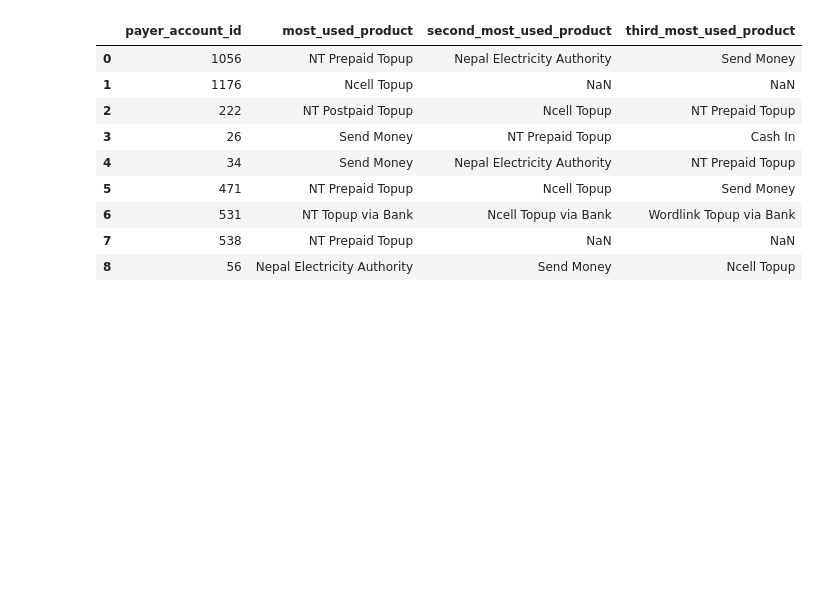
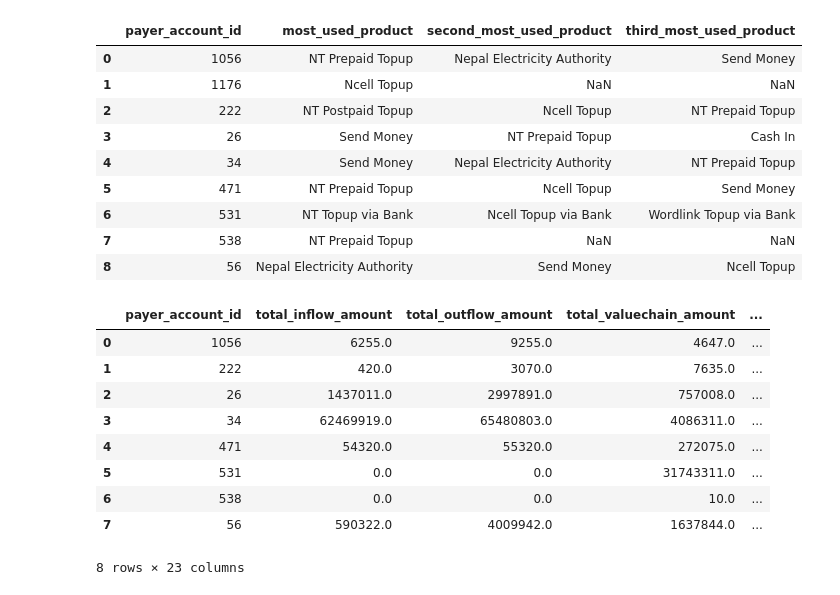
Before and after one commit to Ngawang-Gurung/eXtensoData, a Jupyter notebook: Python Tasks/create_customer_profile.ipynb, the cells around one changed output. Drawn from its saved outputs; the diff is of its cells as text; code cells hidden in the pictures; blank space fills up the shorter version.

```diff
--- a/Python Tasks/create_customer_profile.ipynb
+++ b/Python Tasks/create_customer_profile.ipynb
@@ -363,9 +363,9 @@ reward_agg
 ### Lastest Transaction Date and Used Product
 # %%
 idx_max_date = df.groupby('payer_account_id')['dates'].idxmax()
-result_df = df.loc[idx_max_date, ['payer_account_id', 'product_name', 'dates']]
-result_df.rename(columns = {'product_name': 'latest_used_product', 'dates': 'latest_tran_date'}, inplace=True)
-result_df
+latest_df = df.loc[idx_max_date, ['payer_account_id', 'product_name', 'dates']]
+latest_df.rename(columns = {'product_name': 'latest_used_product', 'dates': 'latest_tran_date'}, inplace=True)
+latest_df
 # %% [output]
 |  | payer_account_id | latest_used_product | latest_tran_date |
 | 145181 | 1056 | NT Prepaid Topup | 2023-05-21 19:34:59 |
@@ -497,12 +497,12 @@ most_used_product
 | 7 | 194 | 538 | NT Prepaid Topup | 1 |
 | 8 | 210 | 56 | Nepal Electricity Authority | 1233 |
 # %%
-result = pd.merge(most_used_product, second_most_used_product, on='payer_account_id', suffixes=('_most', '_second'), how='left')
-result = pd.merge(result, third_most_used_product, on='payer_account_id', how='left')
+nth_result = pd.merge(most_used_product, second_most_used_product, on='payer_account_id', suffixes=('_most', '_second'), how='left')
+nth_result = pd.merge(nth_result, third_most_used_product, on='payer_account_id', how='left')
 # %%
-result = result[['payer_account_id', 'product_name_most', 'product_name_second', 'product_name']]
-result.columns = ['payer_account_id', 'most_used_product', 'second_most_used_product', 'third_most_used_product']
-result
+nth_result = nth_result[['payer_account_id', 'product_name_most', 'product_name_second', 'product_name']]
+nth_result.columns = ['payer_account_id', 'most_used_product', 'second_most_used_product', 'third_most_used_product']
+nth_result
 # %% [output]
 |  | payer_account_id | most_used_product | second_most_used_product | third_most_used_product |
 | 0 | 1056 | NT Prepaid Topup | Nepal Electricity Authority | Send Money |
@@ -514,3 +514,23 @@ result
 | 6 | 531 | NT Topup via Bank | Ncell Topup via Bank | Wordlink Topup via Bank |
 | 7 | 538 | NT Prepaid Topup | NaN | NaN |
 | 8 | 56 | Nepal Electricity Authority | Send Money | Ncell Topup |
+# %%
+from functools import reduce
+
+dfs = [aggregrated_df_monthly, aggregrated_df_monthly_count, latest_df, reward_agg, revenue, this_month_revenue, product_usage, nth_result]
+
+# Merge all DataFrames in the list
+final_result = reduce(lambda left, right: pd.merge(left, right, on='payer_account_id'), dfs)
+
+final_result
+# %% [output]
+|  | payer_account_id | total_inflow_amount | total_outflow_amount | total_valuechain_amount | ... |
+| 0 | 1056 | 6255.0 | 9255.0 | 4647.0 | ... |
+| 1 | 222 | 420.0 | 3070.0 | 7635.0 | ... |
+| 2 | 26 | 1437011.0 | 2997891.0 | 757008.0 | ... |
+| 3 | 34 | 62469919.0 | 65480803.0 | 4086311.0 | ... |
+| 4 | 471 | 54320.0 | 55320.0 | 272075.0 | ... |
+| 5 | 531 | 0.0 | 0.0 | 31743311.0 | ... |
+| 6 | 538 | 0.0 | 0.0 | 10.0 | ... |
+| 7 | 56 | 590322.0 | 4009942.0 | 1637844.0 | ... |
+8 rows × 23 columns
```
Also changed, not shown: 10 other files.
